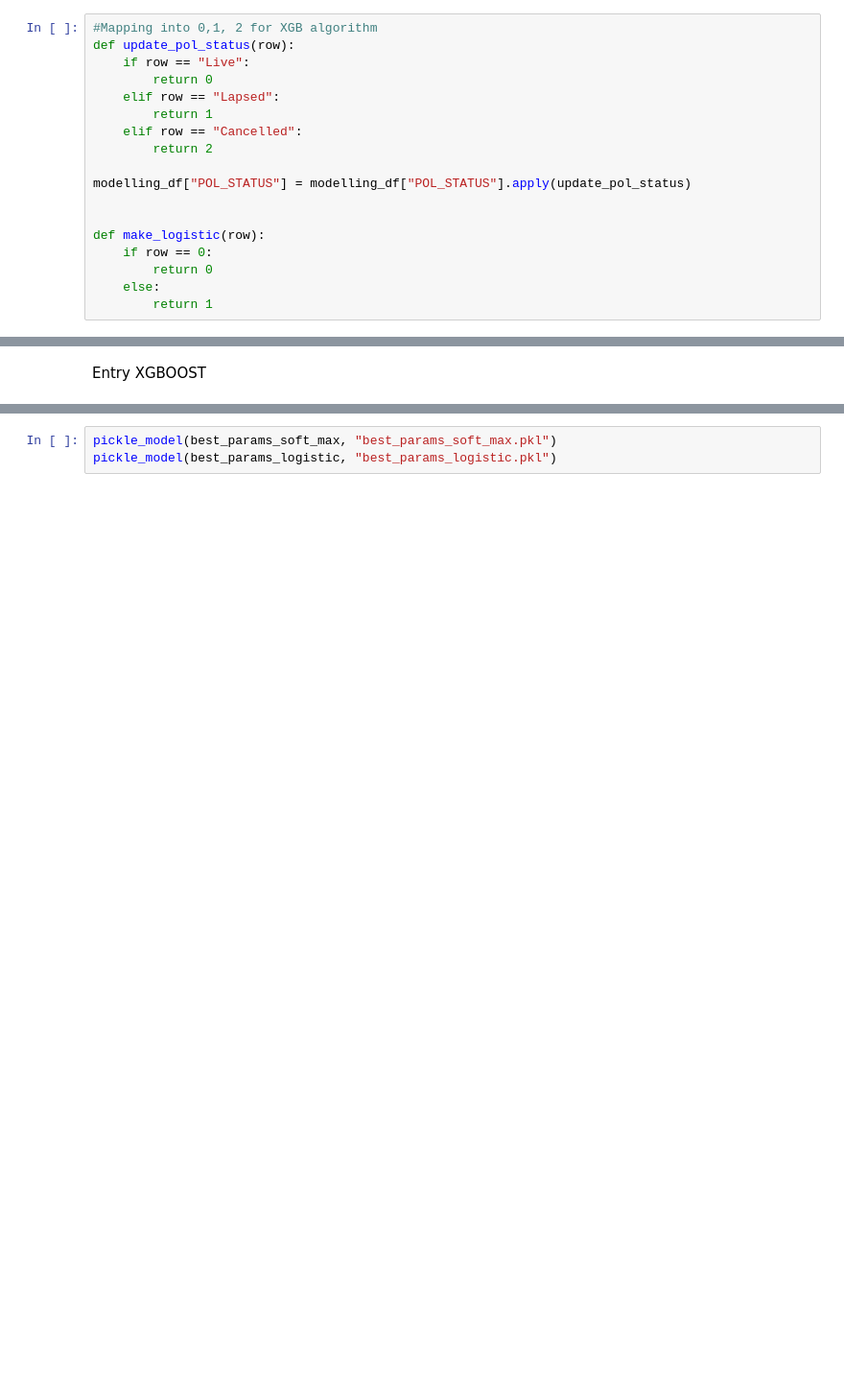
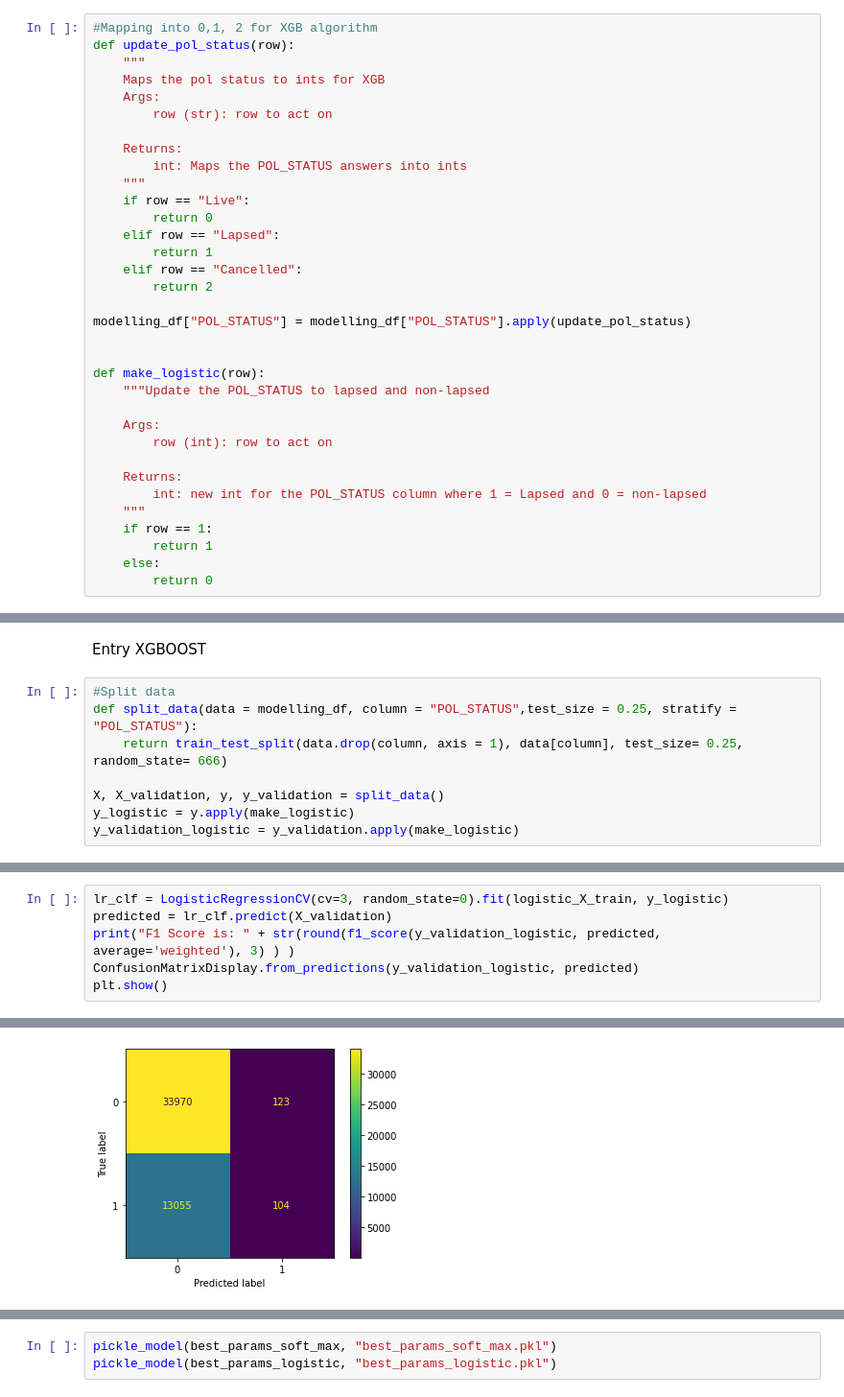
Before and after one commit to Brownsey/home_insurance, a Jupyter notebook: code.ipynb, the cells around one changed output, grey strips where cells are left out. Shown: that part at 96% size. Saved outputs shown, nothing was run; the diff lists cells and outputs as text; blank space fills up the shorter version.

```diff
--- a/code.ipynb
+++ b/code.ipynb
@@ -245,6 +249,14 @@ modelling_df.head()
 # %%
 #Mapping into 0,1, 2 for XGB algorithm
 def update_pol_status(row):
+    """
+    Maps the pol status to ints for XGB
+    Args:
+        row (str): row to act on
+
+    Returns:
+        int: Maps the POL_STATUS answers into ints
+    """
     if row == "Live":
         return 0
     elif row == "Lapsed":
@@ -256,7 +268,15 @@ modelling_df["POL_STATUS"] = modelling_df["POL_STATUS"].apply(update_pol_status)
 
 
 def make_logistic(row):
-    if row == 0:
+    """Update the POL_STATUS to lapsed and non-lapsed
+
+    Args:
+        row (int): row to act on
+
+    Returns:
+        int: new int for the POL_STATUS column where 1 = Lapsed and 0 = non-lapsed
+    """
+    if row == 1:
+        return 1
+    else:
         return 0
-    else:
-        return 1
@@ -284,2 +283,10 @@ Name: POL_STATUS, Length: 141753, dtype: int64
 # %% [markdown]
 Entry XGBOOST
+# %%
+#Split data
+def split_data(data = modelling_df, column = "POL_STATUS",test_size = 0.25, stratify = "POL_STATUS"):
+    return train_test_split(data.drop(column, axis = 1), data[column], test_size= 0.25, random_state= 666)
+
+X, X_validation, y, y_validation = split_data()
+y_logistic = y.apply(make_logistic)
+y_validation_logistic = y_validation.apply(make_logistic)
@@ -285,0 +351,7 @@ Entry XGBOOST
+# %%
+lr_clf = LogisticRegressionCV(cv=3, random_state=0).fit(logistic_X_train, y_logistic)
+predicted = lr_clf.predict(X_validation)
+print("F1 Score is: " + str(round(f1_score(y_validation_logistic, predicted, average='weighted'), 3) ) )
+ConfusionMatrixDisplay.from_predictions(y_validation_logistic, predicted)
+plt.show()
+# %% [output]
@@ -286 +360,2 @@ Entry XGBOOST
+[figure, added]
 # %%
```
Also changed, not shown: parts of 20 cells of this notebook, 1 other file.
